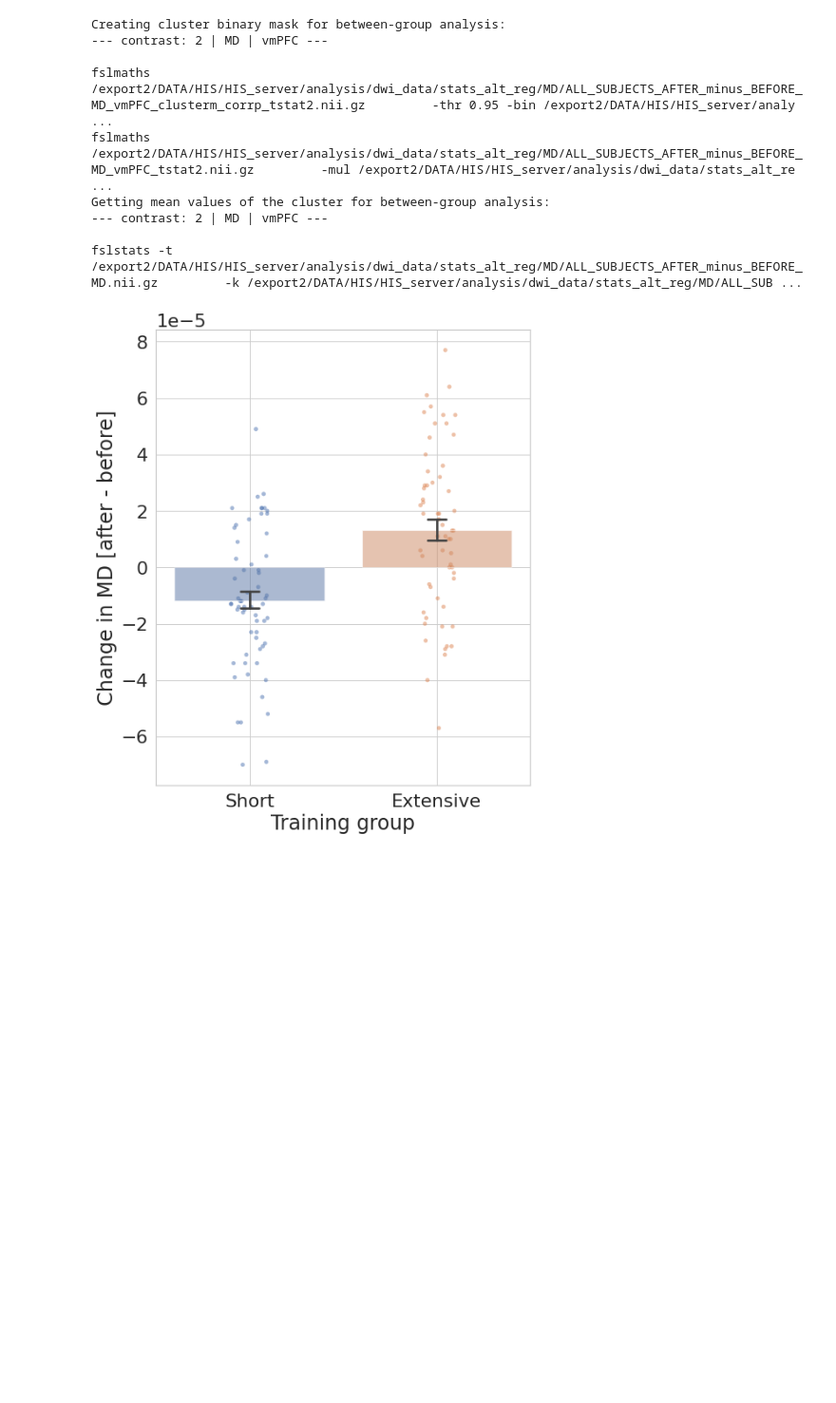
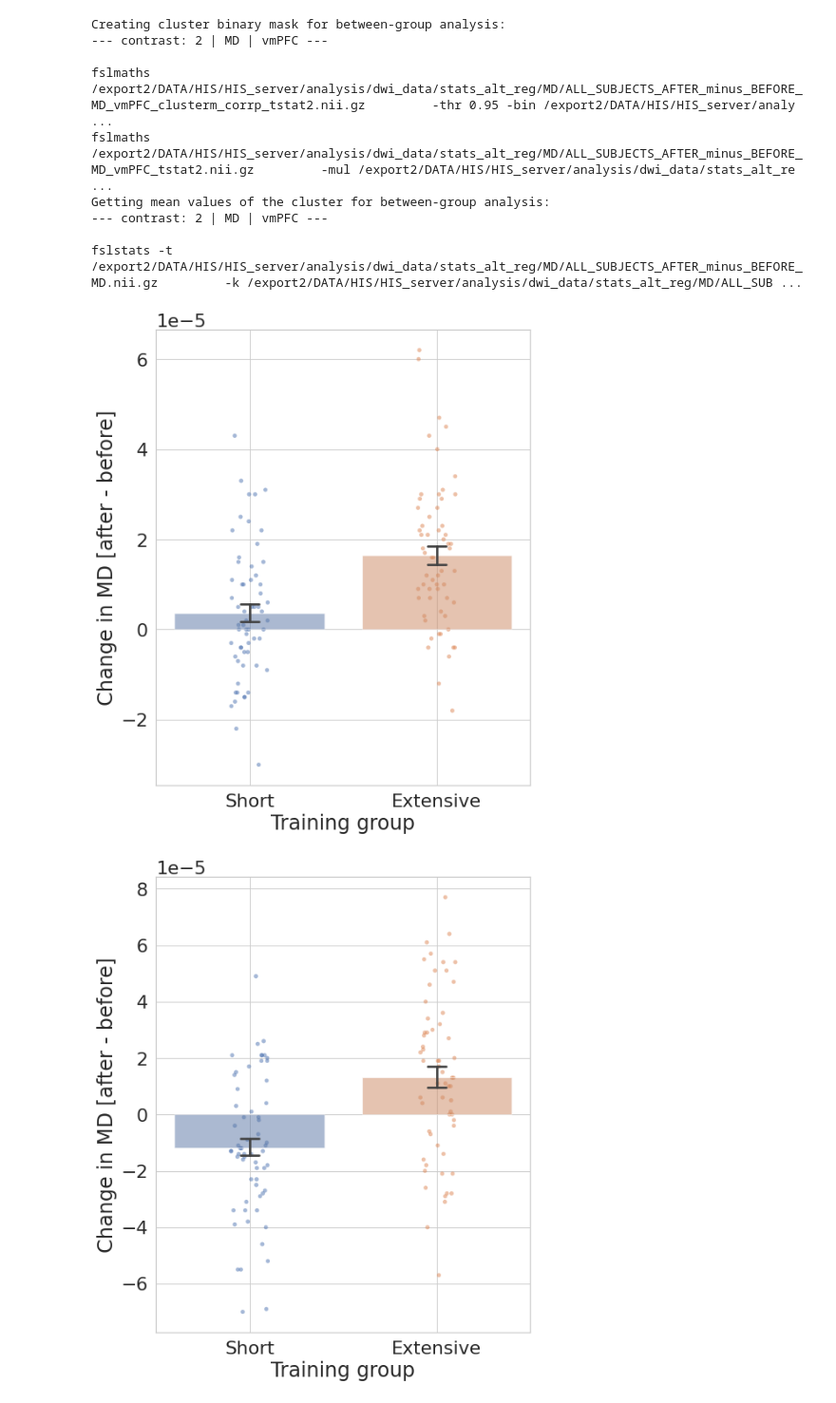
Before and after one commit to ranigera/DTI_MD_FA_analysis, a Jupyter notebook: DWI_pipelineV2_PLOTS.ipynb, the cells around one changed output. Shown at 95% size. Saved outputs shown, nothing was run; the diff lists cells and outputs as text; code cells hidden in the pictures; blank space fills up the shorter version.

Commit message:
final version before I make a seperate public repository for the paper

```diff
--- a/DWI_pipelineV2_PLOTS.ipynb
+++ b/DWI_pipelineV2_PLOTS.ipynb
@@ -437,4 +241,0 @@ Cluster Index   Voxels  corrp1-p-MAX    corrp1-p-MAX X (vox)    corrp1-p-MAX Y (
-# %%
-region='Putamen'
-# %%
-runRandomiseGroupAnalysis(map_type, region)
@@ -462,4 +241,0 @@ Cluster Index   Voxels  corrp1-p-MAX    corrp1-p-MAX X (vox)    corrp1-p-MAX Y (
-# %%
-region='Caudate'
-# %%
-runRandomiseGroupAnalysis(map_type, region)
@@ -531,6 +283,16 @@ Getting mean values of the cluster for between-group analysis:
 --- contrast: 2 | MD | vmPFC ---
 
 fslstats -t /export2/DATA/HIS/HIS_server/analysis/dwi_data/stats_alt_reg/MD/ALL_SUBJECTS_AFTER_minus_BEFORE_MD.nii.gz         -k /export2/DATA/HIS/HIS_server/analysis/dwi_data/stats_alt_reg/MD/ALL_SUB ...
+# %%
+sns.set(font_scale = 2)
+sns.set_style("whitegrid")
+fig, axs = plt.subplots(ncols=1,figsize=(8,10))
+sns.stripplot(x="group", y="change_in_MD_vmPFC", data=change_in_MD_vmPFC, ax=axs, zorder=2, alpha= 0.5)
+sns.barplot(x="group", y="change_in_MD_vmPFC", data=change_in_MD_vmPFC, ci=68, ax=axs,alpha=0.5, zorder=2, capsize=0.1)
+axs.set(xlabel='Training group', ylabel='Change in MD [after - before]')
+axs.xaxis.grid()
+# %% [output]
+[figure, added]
 # %%
 sns.set(font_scale = 2)
 sns.set_style("whitegrid")
```
Also changed, not shown: parts of 43 cells of this notebook, 5 other files.
